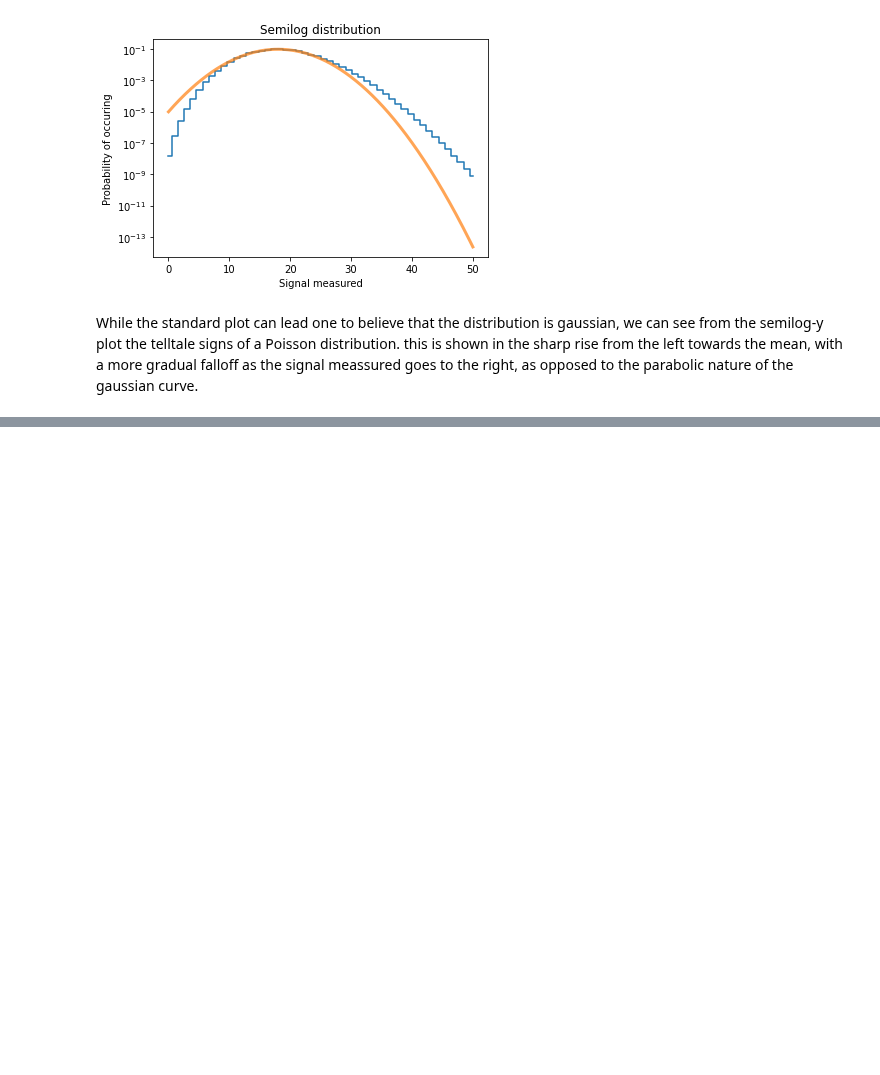
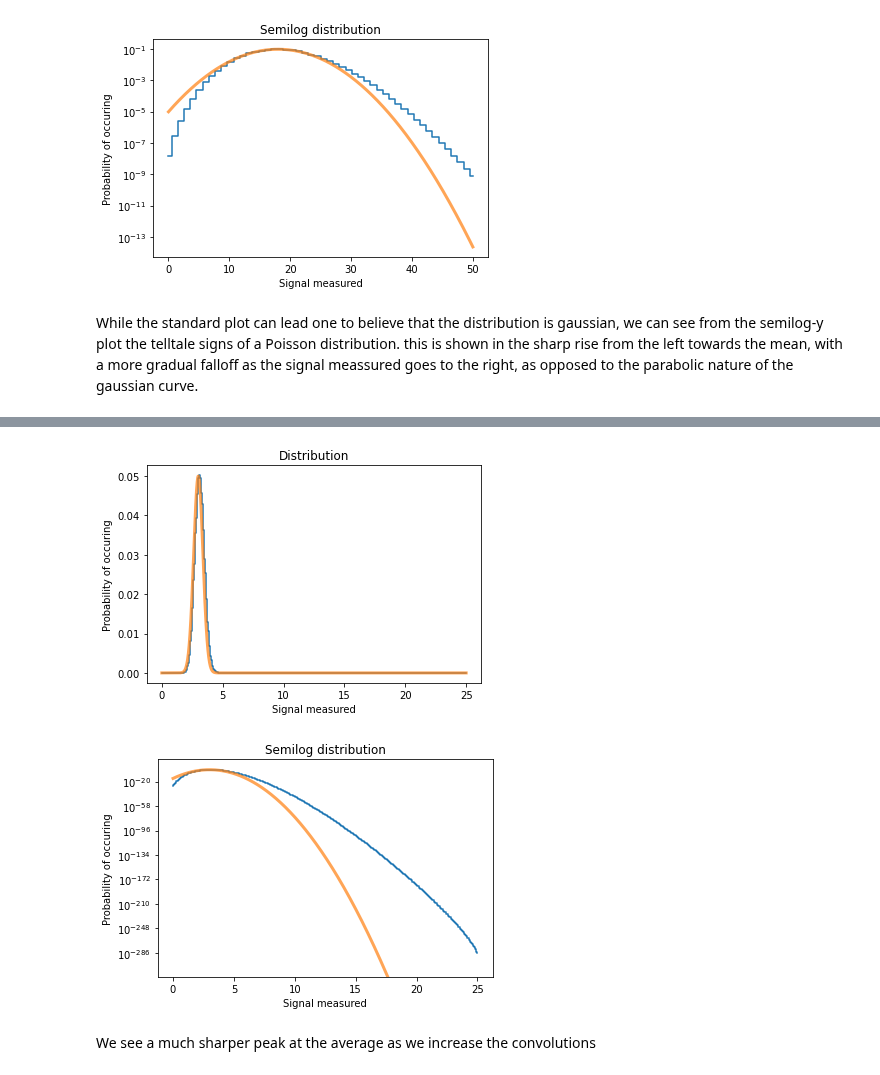
Before and after one commit to WyattOtsuka/PHYS434, a Jupyter notebook: lab2.ipynb, the cells around one changed output, grey strips where cells are left out. Drawn from its saved outputs; the diff is of its cells as text; code cells hidden in the pictures; blank space fills up the shorter version.

```diff
--- a/lab2.ipynb
+++ b/lab2.ipynb
@@ -91,0 +117,11 @@ While the standard plot can lead one to believe that the distribution is gaussia
+# %%
+convolved_bins = base_poisson
+for i in range(20):
+    convolved_bins = np.convolve(convolved_bins, base_poisson)
+# %%
+graph(0,len(convolved_bins), convolved_bins, 0.38,21,x, 20, averageMax = 25)
+# %% [output]
+[figure, added]
+[figure, added]
+# %% [markdown]
+We see a much sharper peak at the average as we increase the convolutions
```
Also changed, not shown: parts of 17 cells of this notebook.
